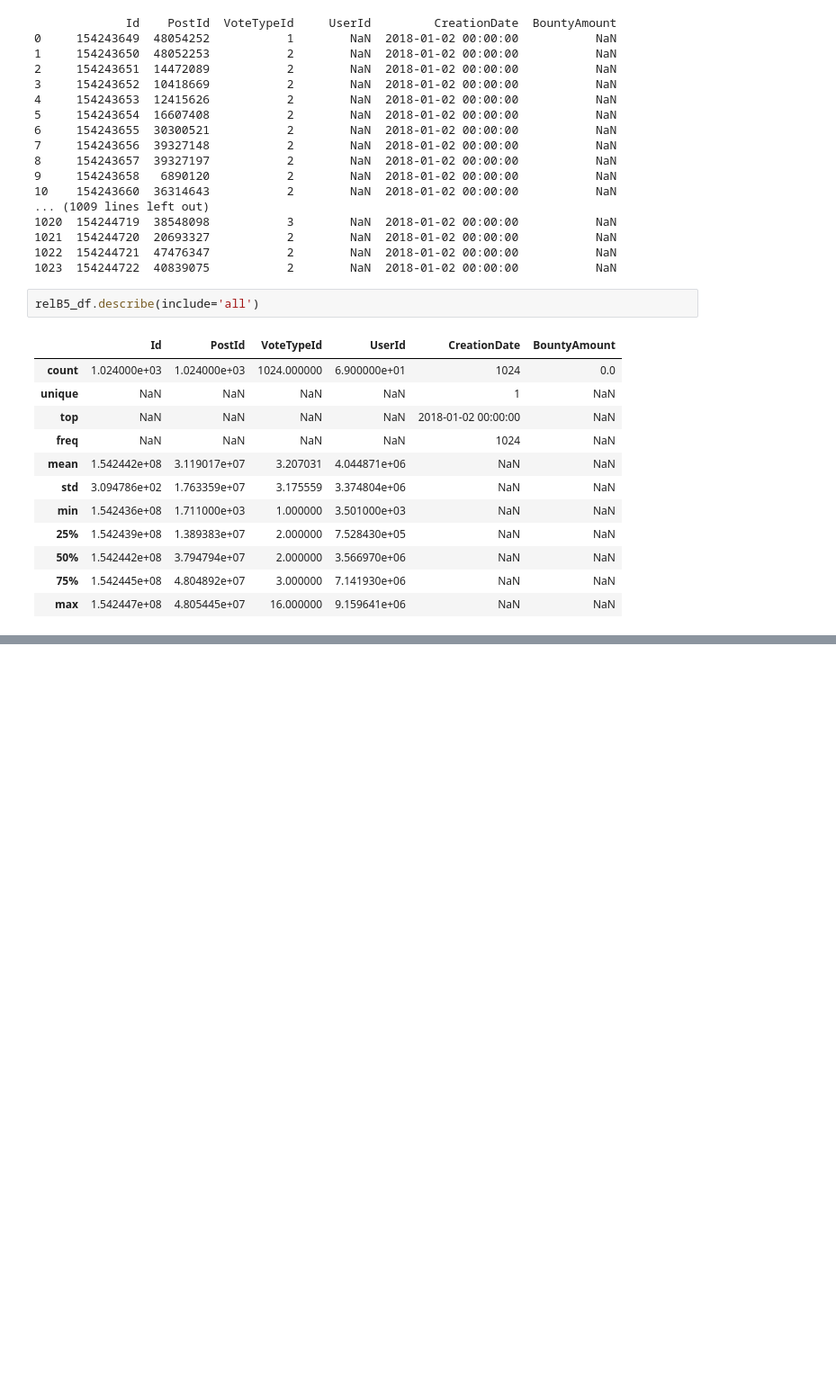
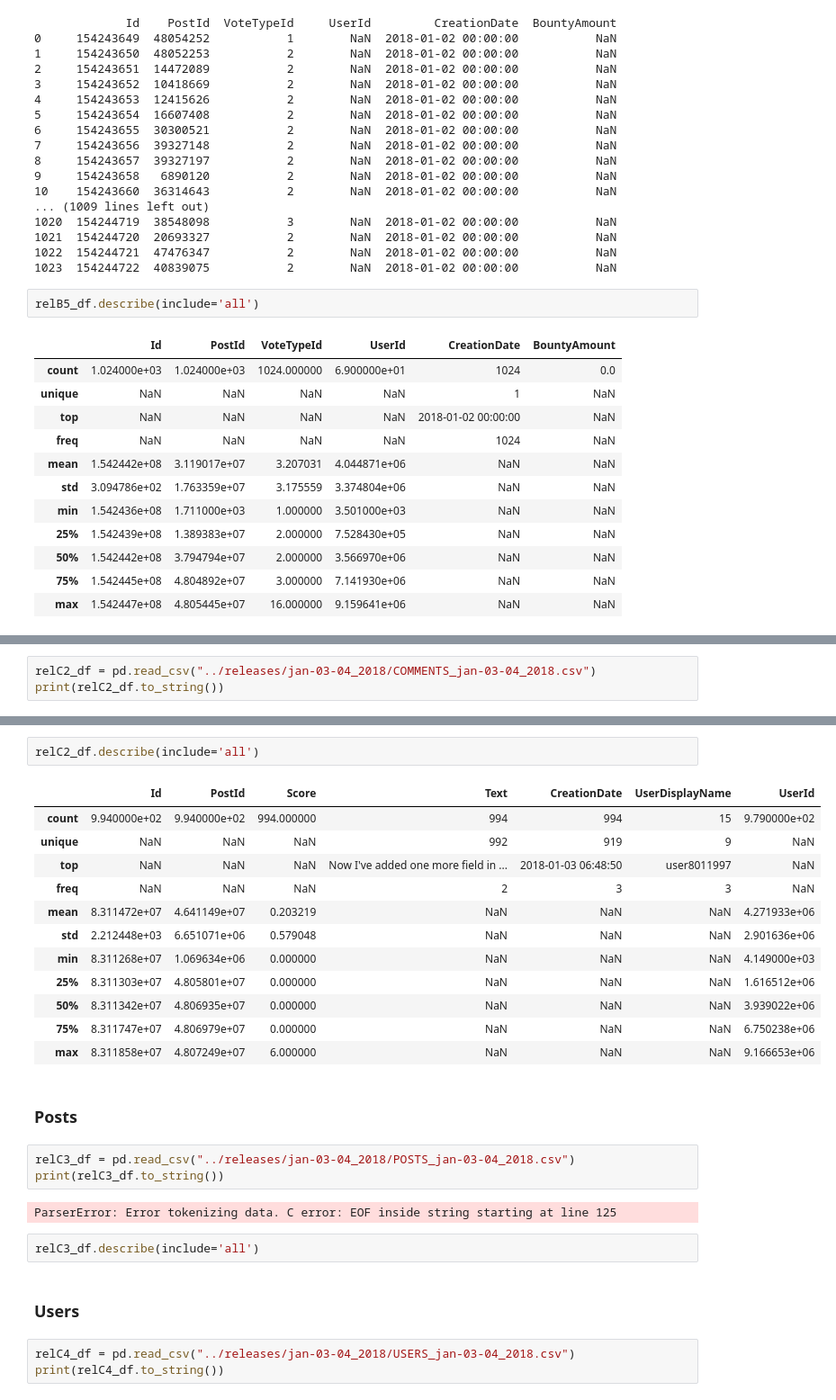
Before and after one commit to IrvingHdez/stack-sample, a Jupyter notebook: notebooks/curare-game-raw.ipynb, the cells around one changed output, grey strips where cells are left out. Shown at 90% size. Drawn from its saved outputs; the diff is of its cells as text; blank space fills up the shorter version.

```diff
--- a/notebooks/curare-game-raw.ipynb
+++ b/notebooks/curare-game-raw.ipynb
@@ -394,0 +436,3 @@ relB5_df.describe(include='all')
+# %%
+relC2_df = pd.read_csv("../releases/jan-03-04_2018/COMMENTS_jan-03-04_2018.csv")
+print(relC2_df.to_string())
@@ -394,0 +457,29 @@ relB5_df.describe(include='all')
+# %%
+relC2_df.describe(include='all')
+# %% [output]
+|  | Id | PostId | Score | Text | CreationDate | UserDisplayName | UserId |
+| count | 9.940000e+02 | 9.940000e+02 | 994.000000 | 994 | 994 | 15 | 9.790000e+02 |
+| unique | NaN | NaN | NaN | 992 | 919 | 9 | NaN |
+| top | NaN | NaN | NaN | Now I've added one more field in ... | 2018-01-03 06:48:50 | user8011997 | NaN |
+| freq | NaN | NaN | NaN | 2 | 3 | 3 | NaN |
+| mean | 8.311472e+07 | 4.641149e+07 | 0.203219 | NaN | NaN | NaN | 4.271933e+06 |
+| std | 2.212448e+03 | 6.651071e+06 | 0.579048 | NaN | NaN | NaN | 2.901636e+06 |
+| min | 8.311268e+07 | 1.069634e+06 | 0.000000 | NaN | NaN | NaN | 4.149000e+03 |
+| 25% | 8.311303e+07 | 4.805801e+07 | 0.000000 | NaN | NaN | NaN | 1.616512e+06 |
+| 50% | 8.311342e+07 | 4.806935e+07 | 0.000000 | NaN | NaN | NaN | 3.939022e+06 |
+| 75% | 8.311747e+07 | 4.806979e+07 | 0.000000 | NaN | NaN | NaN | 6.750238e+06 |
+| max | 8.311858e+07 | 4.807249e+07 | 6.000000 | NaN | NaN | NaN | 9.166653e+06 |
+# %% [markdown]
+### Posts
+# %%
+relC3_df = pd.read_csv("../releases/jan-03-04_2018/POSTS_jan-03-04_2018.csv")
+print(relC3_df.to_string())
+# %% [output]
+ParserError: Error tokenizing data. C error: EOF inside string starting at line 125
+# %%
+relC3_df.describe(include='all')
+# %% [markdown]
+### Users
+# %%
+relC4_df = pd.read_csv("../releases/jan-03-04_2018/USERS_jan-03-04_2018.csv")
+print(relC4_df.to_string())
```
Also changed, not shown: parts of 9 cells of this notebook.
